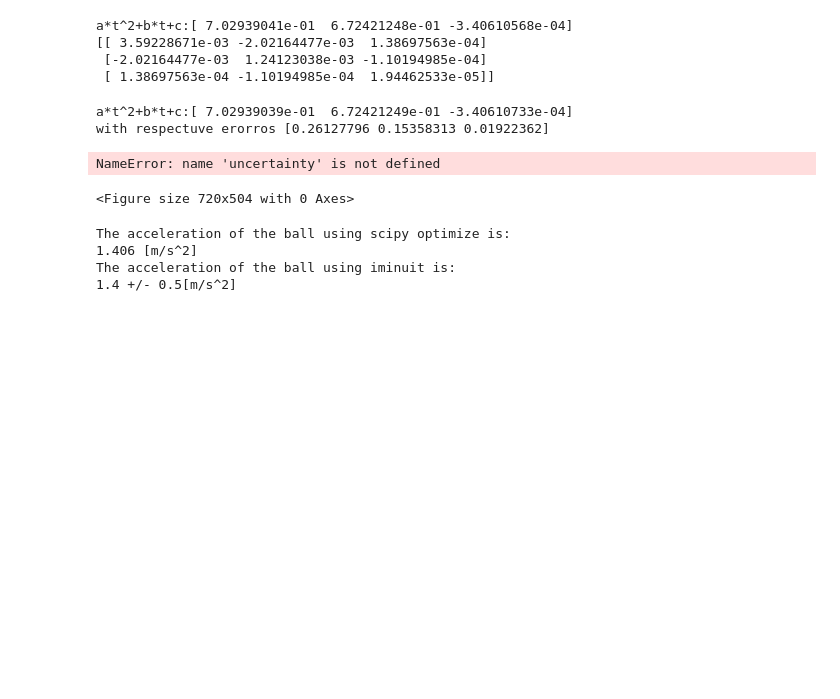
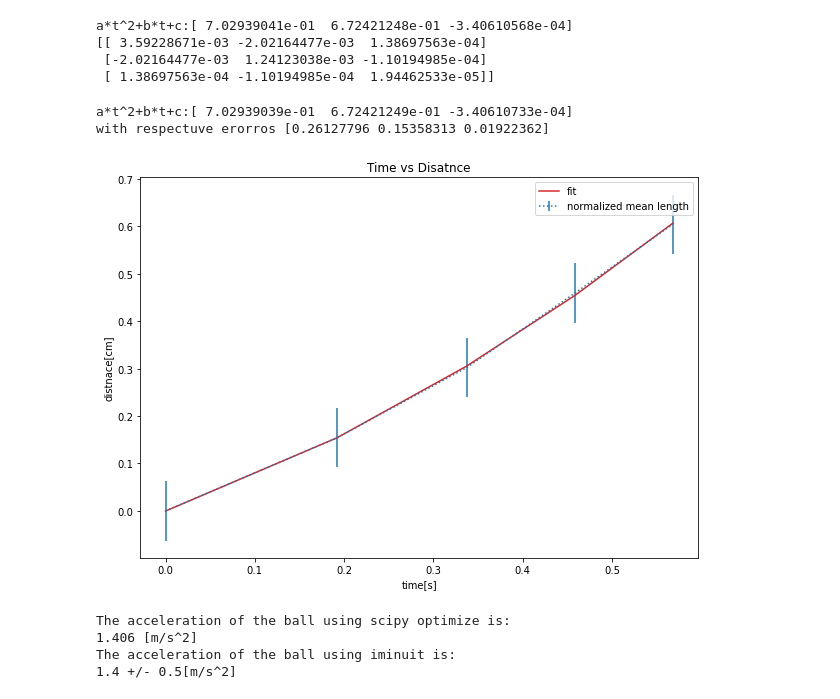
Before and after one commit to almazav/AppStatsLab1, a Jupyter notebook: BallOnIncline.ipynb, the cells around one changed output. Drawn from its saved outputs; the diff is of its cells as text; code cells hidden in the pictures; blank space fills up the shorter version.

```diff
--- a/BallOnIncline.ipynb
+++ b/BallOnIncline.ipynb
@@ -283,17 +283,16 @@ with respectuve erorros [0.26127796 0.15358313 0.01922362]
 # %%
 ## plot scypi optimize
 y_fit_grad = distance(times,*fit_parameters)
 plt.figure(figsize=(10,7))
-plt.errorbar(grad_times[0], length, uncertainty,linestyle=':',color='tab:blue', label ='normalized mean length')
+plt.errorbar(grad_times[0], length, len_uncertainty,linestyle=':',color='tab:blue', label ='normalized mean length')
 plt.plot(grad_times[0], y_fit_grad,color='tab:red', label = 'fit')
 plt.legend()
 plt.title('Time vs Disatnce')
 plt.xlabel('time[s]')
 plt.ylabel('distnace[cm]')
 plt.show()
 # %% [output]
-NameError: name 'uncertainty' is not defined
-<Figure size 720x504 with 0 Axes>
+[figure, added]
 # %%
 #from distance formula
 acceleration_grad = 2*fit_parameters[0]
```
